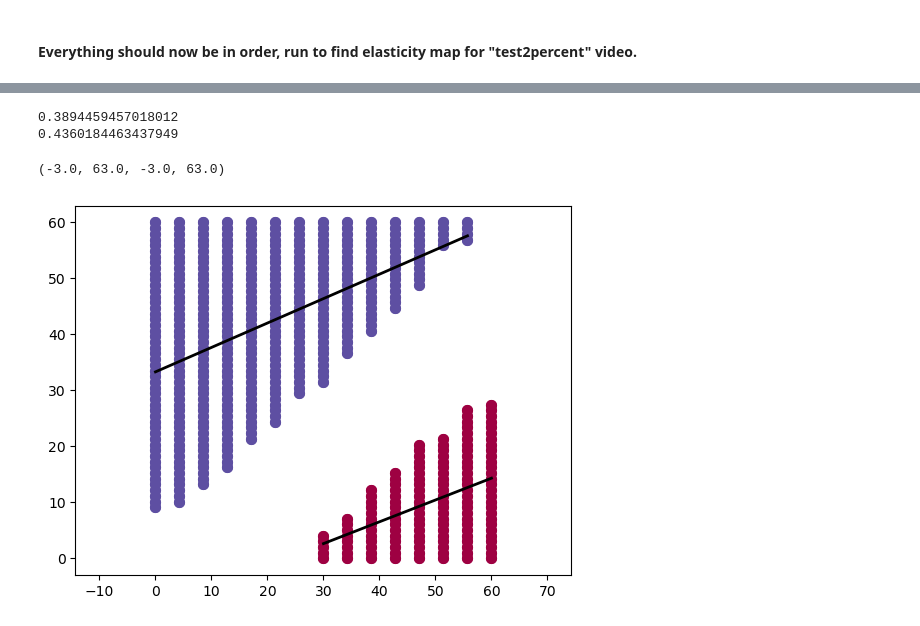
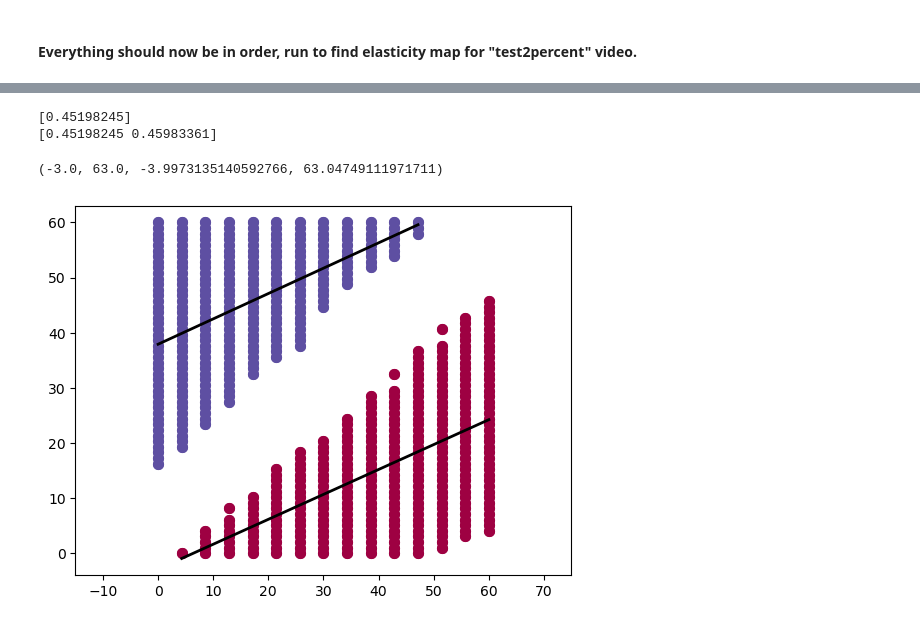
Before and after one commit to ecominator/optical_elastography, a Jupyter notebook: elasticity_sim.ipynb, the cells around one changed output, grey strips where cells are left out. Cells and saved outputs as stored; diff of their text form; code cells hidden in the pictures.

```diff
--- a/elasticity_sim.ipynb
+++ b/elasticity_sim.ipynb
@@ -280,12 +274,22 @@ crop_images(data_path, data_save, x_start, x_end, y_start, y_end, color=False)
 # %%
 # implement slope measurement for one pixel
+# 50x50 pixels
+#itterate through each pixel to get a correlation result
 frNum = 15
 path_to_images = 'sim_2perc_crop/'
 kernel = 1
 threshold_bin = 0
-pixel = [0, 5]
-_, corr_full_y = cross_correlation(frNum, path_to_images, pixel, kernel, x_disp=False, y_disp=True)
+
+pixel_x = pixel_y = 50
+pixel_array = []
+for x in range(0, pixel_x + 1):
+     for y in range(0, pixel_y + 1):
+         pixel = [x,y]
+
+for p in pixel_array:
+        _, corr_full_y = cross_correlation(frNum, path_to_images, pixel_array[p], kernel, x_disp=False, y_disp=True)
 
 plt.imshow(corr_full_y)
+#print(corr_full_y)
 # %% [output]
 <matplotlib.image.AxesImage at 0x...>
@@ -293,6 +297,6 @@ plt.imshow(corr_full_y)
 # %%
 #clean version
-T=50
+T=30
 image = np.copy(corr_full_y)
 image[corr_full_y<T] = 0
 image[corr_full_y>=T] = 1
@@ -310,5 +376,6 @@ plt.imshow(blur)
 # %%
-blur_norm = cv.normalize(blur, None, 0, 255, cv.NORM_MINMAX)
+#blur_norm = cv.normalize(blur, None, 0, 255, cv.NORM_MINMAX)
+blur_norm = cv.normalize(image, None, 0, 255, cv.NORM_MINMAX)
 # %%
 plt.close('all')
 plt.ion()
@@ -319,39 +384,49 @@ my_detector.plot_all_clusters()
 # %%
-#using DBSCAN clustering method, groups lines by colour and plot lines of best fit
+#using DBSCAN clustering method, groups lines by colour and plot lines of best fit FOR ONE PIXEL
 my_detector.do_dbscan(eps =8, min_samples = 12, x_stretching = 4, do_plotting = True)
 unique_labels = set(my_detector.dbscan.labels_)
 colors = [plt.cm.Spectral(each) for each in np.linspace(0, 1, len(unique_labels))]
+slope_array = []
 for k, col in zip(unique_labels, colors):
     if k == -1:
         # Black used for noise.
         col = [0, 0, 0, 1]
 
     class_member_mask = my_detector.dbscan.labels_ == k
 
     xy = my_detector.temp_data.T[class_member_mask]
     x_tuple = xy[:, 0],
     y_tuple = xy[:, 1],
 
     plt.plot(
         x_tuple,
         y_tuple,
         ".",
         color=tuple(col),
         markersize=14,
+    )
 
-    )
     #reshape tuple into array so that it can be used in numpy expressions
     x_array=np.array(x_tuple).reshape(-1)
     y_array=np.array(y_tuple).reshape(-1)
 
     #find line of best fit
-    line_slopes, b = np.polyfit(x_array, y_array, 1)
-    plt.plot(x_array, line_slopes*x_array+b, color='black', linestyle='-', linewidth=2)
-    print(line_slopes)
+    LOB_slopes, b = np.polyfit(x_array, y_array, 1)
+    plt.plot(x_array, LOB_slopes*x_array+b, color='black', linestyle='-', linewidth=2)
+    #print(line_slopes)
+    slope_array.append(LOB_slopes)
+    mean_slope = np.mean(slope_array)
+    np_slope_array = np.array(slope_array)
+    print(np_slope_array)
+
+#find average of all LOB in each pixel
+#add average to array
+#make slope array into 50x50 slope matrix, match coordinate of pixel to position in matrix (0,0) => [0,0]
+#from slope
 
 plt.axis('equal')
 # %% [output]
-0.3894459457018012
-0.4360184463437949
+[0.45198245]
+[0.45198245 0.45983361]
-(-3.0, 63.0, -3.0, 63.0)
+(-3.0, 63.0, -3.9973135140592766, 63.04749111971711)
-[figure, old version]
+[figure, new version]
```
Also changed, not shown: parts of 25 cells of this notebook.
